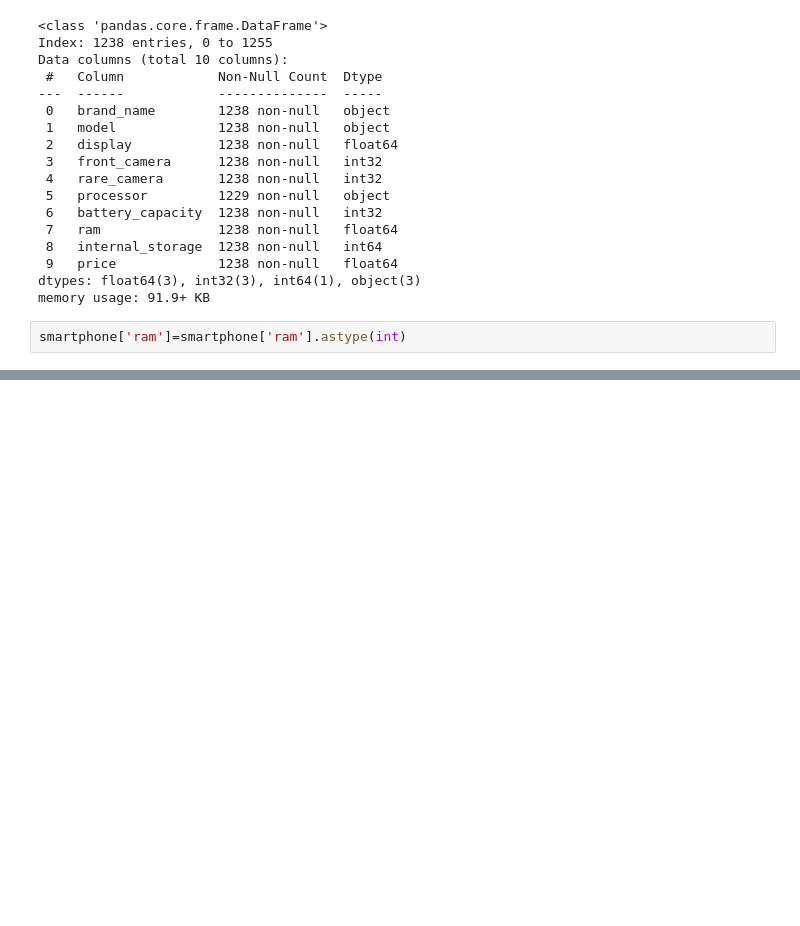
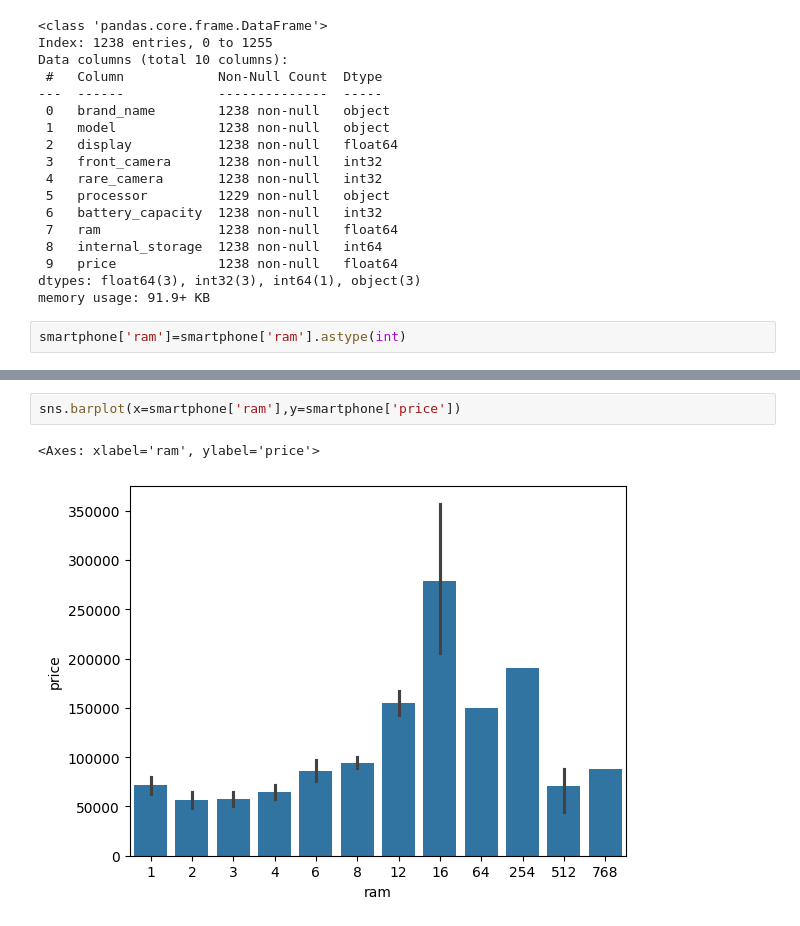
Before and after one commit to ChitwanRana/Predictive-Price-Estimator, a Jupyter notebook: SMARTPHONE/SmartPhone_Price_Prediction.ipynb, the cells around one changed output, grey strips where cells are left out. Drawn from its saved outputs; the diff is of its cells as text; blank space fills up the shorter version.

```diff
--- a/SMARTPHONE/SmartPhone_Price_Prediction.ipynb
+++ b/SMARTPHONE/SmartPhone_Price_Prediction.ipynb
@@ -432,0 +446,5 @@ smartphone['ram']=smartphone['ram'].astype(int)
+# %%
+sns.barplot(x=smartphone['ram'],y=smartphone['price'])
+# %% [output]
+<Axes: xlabel='ram', ylabel='price'>
+[figure, added]
```
Also changed, not shown: parts of 5 cells of this notebook.
